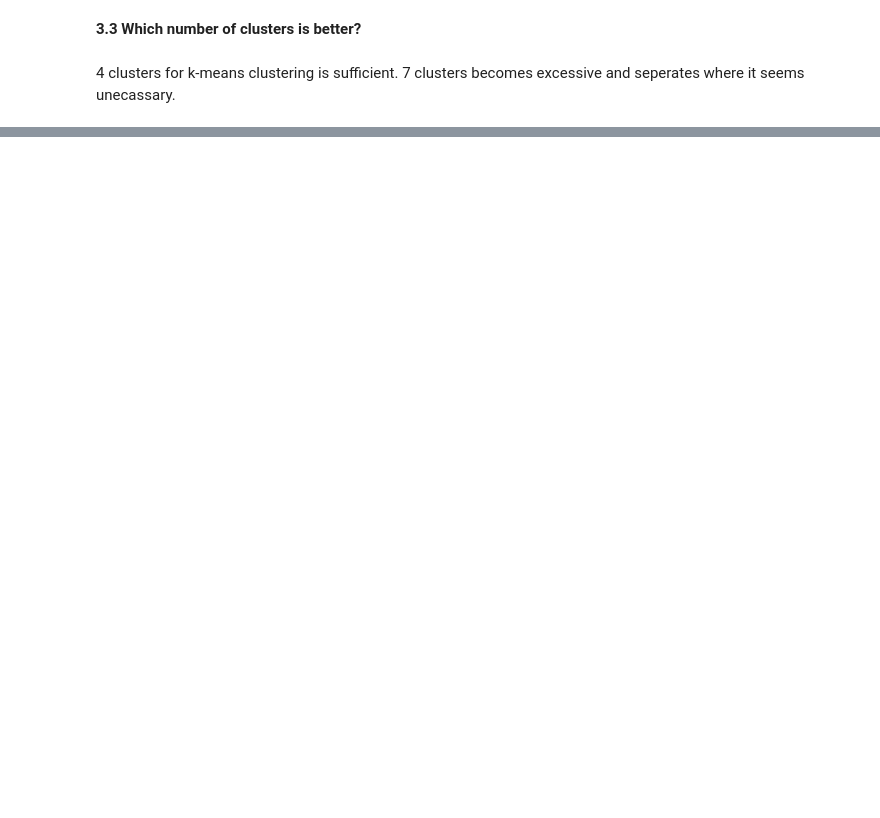
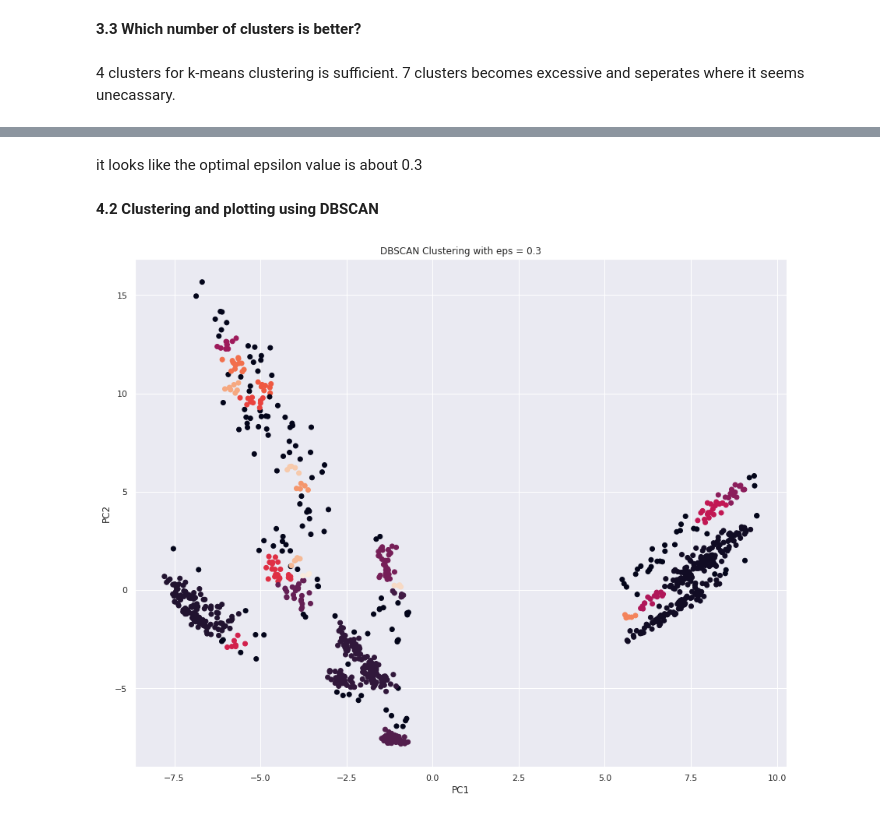
Before and after one commit to alicezil/38615-Lab-2, a Jupyter notebook: Clustering.ipynb, the cells around one changed output, grey strips where cells are left out. Saved outputs shown, nothing was run; the diff lists cells and outputs as text; code cells hidden in the pictures; blank space fills up the shorter version.

```diff
--- a/Clustering.ipynb
+++ b/Clustering.ipynb
@@ -254,0 +287,15 @@ plt.show()
+# %% [markdown]
+it looks like the optimal epsilon value is about 0.3
+# %% [markdown]
+**4.2 Clustering and plotting using DBSCAN**
+# %%
+model = DBSCAN(eps=0.3)
+model.fit(principalComponents)
+
+plt.scatter(principalComponents[:,0], principalComponents[:,1], c=model.labels_);
+plt.title('DBSCAN Clustering with eps = 0.3')
+plt.xlabel('PC1')
+plt.ylabel('PC2')
+plt.show()
+# %% [output]
+[figure, added]
```
Also changed, not shown: parts of 17 cells of this notebook.
